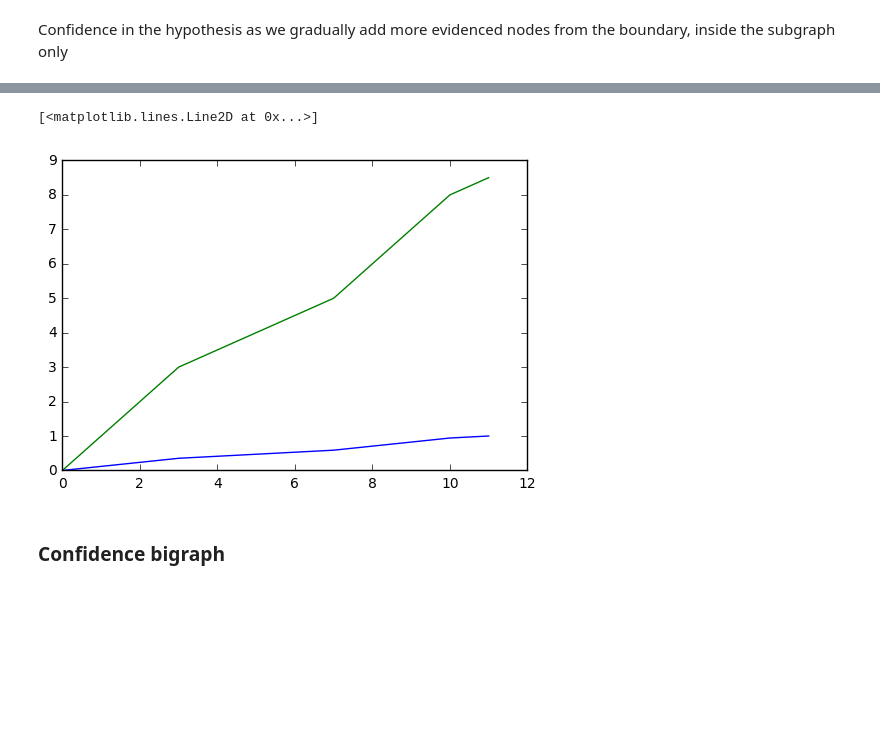
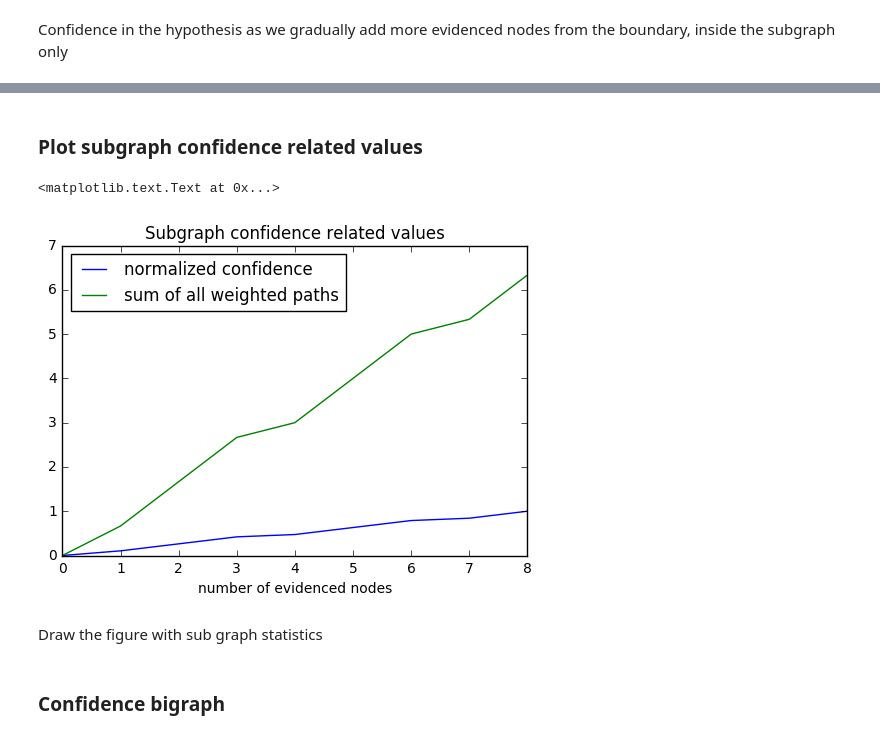
Before and after one commit to plumdeq/hypothtest, a Jupyter notebook: notebooks/subgraphs-confidence.ipynb, the cells around one changed output, grey strips where cells are left out. Cells and saved outputs as stored; diff of their text form; code cells hidden in the pictures; blank space fills up the shorter version.

Commit message:
updates ipython notebook to generate plots and to save them in separate files

```diff
--- a/notebooks/subgraphs-confidence.ipynb
+++ b/notebooks/subgraphs-confidence.ipynb
@@ -122,7 +128,3 @@ sub_confidences_normalized
  1.0]
-# %%
-plt.plot(sub_confidences_normalized)
-plt.plot(sub_confidences)
-# %% [output]
-[<matplotlib.lines.Line2D at 0x...>]
-[figure, removed]
+# %% [markdown]
+### Plot subgraph confidence related values
@@ -128,0 +134,13 @@ plt.plot(sub_confidences)
+# %%
+subgraph_fig = plt.figure('1')
+plt.subplot('111')
+plt.plot(sub_confidences_normalized, label='normalized confidence')
+plt.plot(sub_confidences, label='sum of all weighted paths')
+plt.xlabel('number of evidenced nodes')
+plt.legend(loc='upper left')
+plt.title('Subgraph confidence related values')
+# %% [output]
+<matplotlib.text.Text at 0x...>
+[figure, added]
+# %% [markdown]
+Draw the figure with sub graph statistics
```
Also changed, not shown: parts of 37 cells of this notebook, 1 other file.
